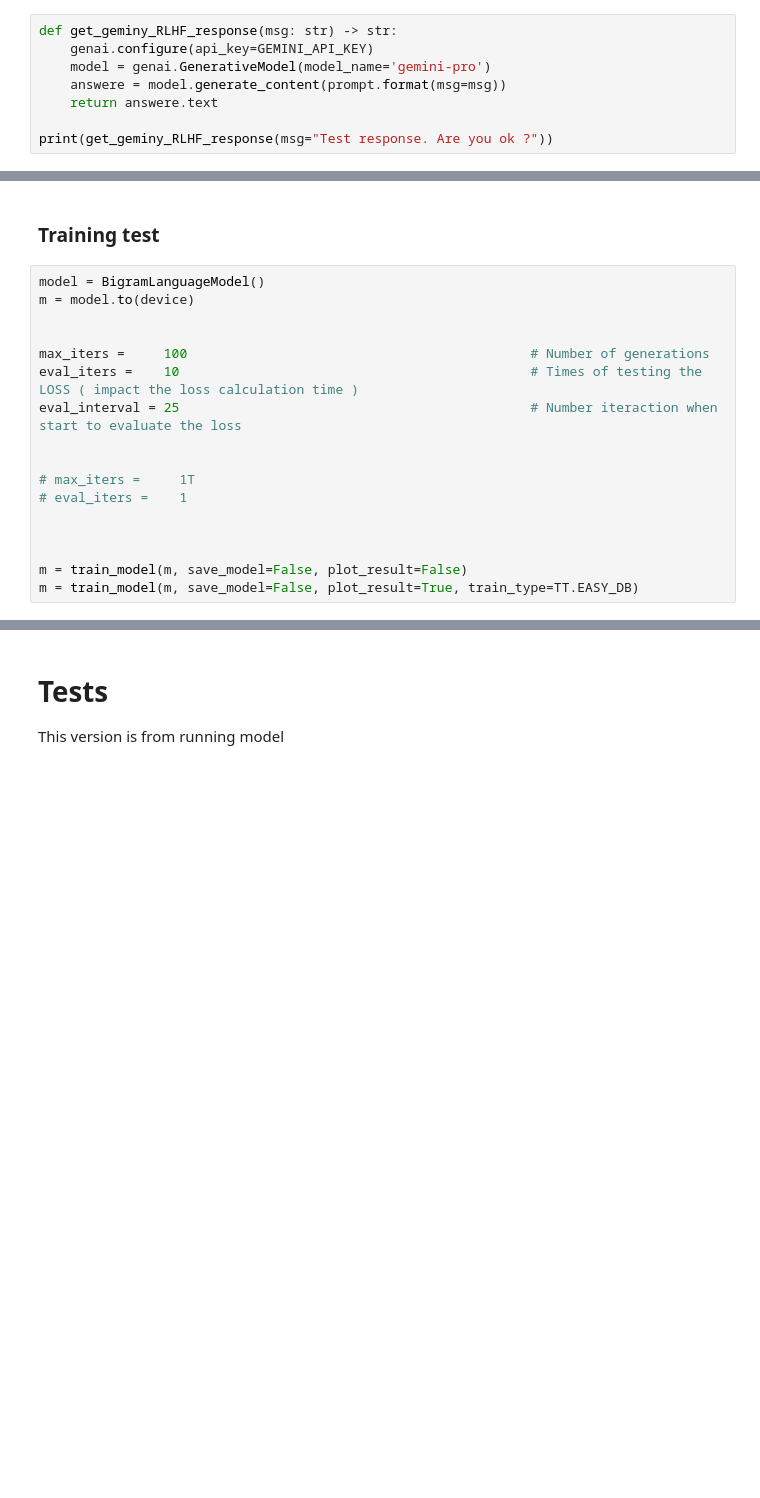
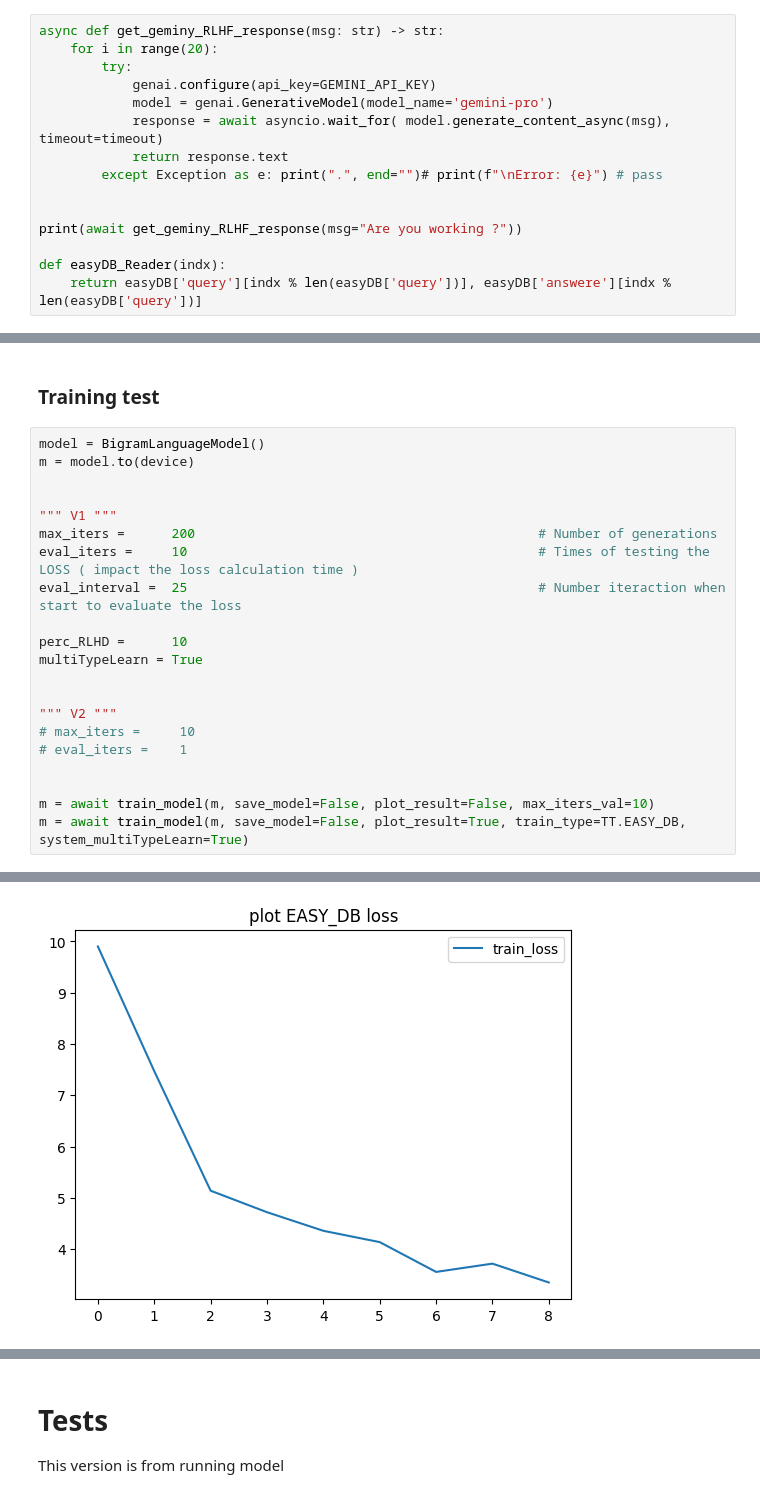
Before and after one commit to JakeMcAllen/GPT_AI_21BJ, a Jupyter notebook: NSP.ipynb, the cells around one changed output, grey strips where cells are left out. Saved outputs shown, nothing was run; the diff lists cells and outputs as text; blank space fills up the shorter version.

Commit message:
Corect bug in RLHF. It was never call. Correct bug in Gemini call. Now call wait 5second and it's more stable

```diff
--- a/NSP.ipynb
+++ b/NSP.ipynb
@@ -120,9 +124,16 @@ decode = lambda s: tokenizer.decode(s)
 # %%
-def get_geminy_RLHF_response(msg: str) -> str:
-    genai.configure(api_key=GEMINI_API_KEY)
-    model = genai.GenerativeModel(model_name='gemini-pro')
-    answere = model.generate_content(prompt.format(msg=msg))
-    return answere.text
+async def get_geminy_RLHF_response(msg: str) -> str:
+    for i in range(20):
+        try:
+            genai.configure(api_key=GEMINI_API_KEY)
+            model = genai.GenerativeModel(model_name='gemini-pro')
+            response = await asyncio.wait_for( model.generate_content_async(msg), timeout=timeout)
+            return response.text
+        except Exception as e: print(".", end="")# print(f"\nError: {e}") # pass
 
-print(get_geminy_RLHF_response(msg="Test response. Are you ok ?"))
+
+print(await get_geminy_RLHF_response(msg="Are you working ?"))
+
+def easyDB_Reader(indx):
+    return easyDB['query'][indx % len(easyDB['query'])], easyDB['answere'][indx % len(easyDB['query'])]
 # %% [output]
@@ -543,16 +561,20 @@ model = BigramLanguageModel()
 m = model.to(device)
 
 
-max_iters =     100                                            # Number of generations
-eval_iters =    10                                             # Times of testing the LOSS ( impact the loss calculation time )
-eval_interval = 25                                             # Number iteraction when start to evaluate the loss
+""" V1 """
+max_iters =      200                                            # Number of generations
+eval_iters =     10                                             # Times of testing the LOSS ( impact the loss calculation time )
+eval_interval =  25                                             # Number iteraction when start to evaluate the loss
+
+perc_RLHD =      10
+multiTypeLearn = True
 
 
-# max_iters =     1T
+""" V2 """
+# max_iters =     10
 # eval_iters =    1
 
 
-
-m = train_model(m, save_model=False, plot_result=False)
-m = train_model(m, save_model=False, plot_result=True, train_type=TT.EASY_DB)
+m = await train_model(m, save_model=False, plot_result=False, max_iters_val=10)
+m = await train_model(m, save_model=False, plot_result=True, train_type=TT.EASY_DB, system_multiTypeLearn=True)
 # %% [output]
@@ -560,0 +598 @@ train_type: model
+[figure, added]
```
Also changed, not shown: parts of 15 cells of this notebook.
